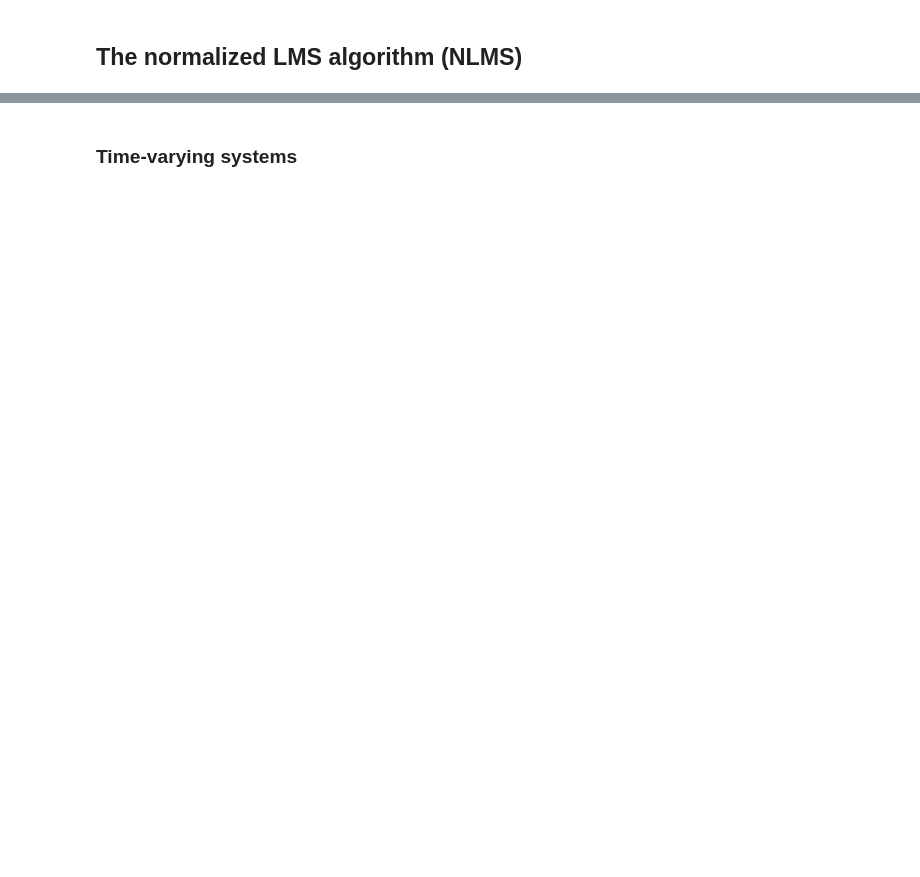
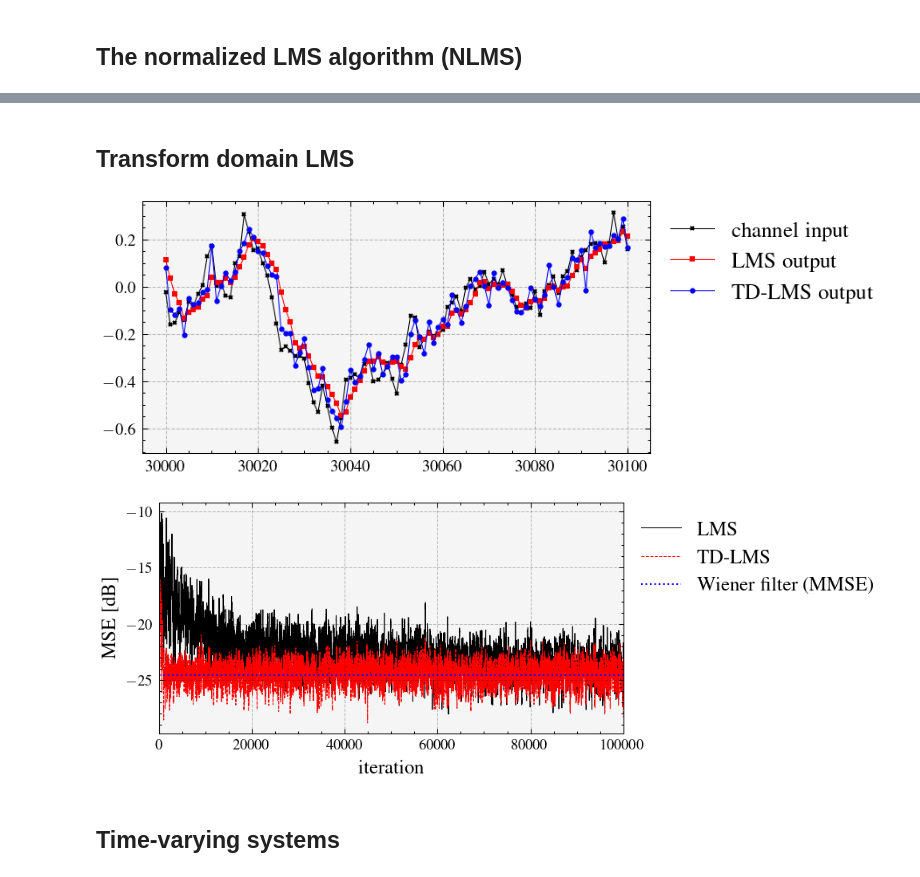
Before and after one commit to edsonportosilva/AdaptiveSignalProcessing, a Jupyter notebook: notebooks/5. Variants of the LMS algorithm.ipynb, the cells around one changed output, grey strips where cells are left out. Saved outputs shown, nothing was run; the diff lists cells and outputs as text; code cells hidden in the pictures; blank space fills up the shorter version.

```diff
--- a/notebooks/5. Variants of the LMS algorithm.ipynb
+++ b/notebooks/5. Variants of the LMS algorithm.ipynb
@@ -415,0 +416,2 @@ plt.grid()
+# %% [markdown]
+## Transform domain LMS
@@ -416,5 +475,48 @@ plt.grid()
+# %%
+# Estimate correlation matrix R = E[y*y.T]
+R = estimate_correlation_matrix(y, 4)
+
+# Calculate M
+_, M = np.linalg.eig(R)
+
+μ_lms = 1e-3
+μ_tdlms = 1e-3
+Ntaps = 4
+
+# Run LMS and NLMS
+out_lms, h, squaredError_lms, H = lms(y, x, Ntaps, μ_lms)
+out_tdlms, h, squaredError_tdlms, H = tdlms(y, x, Ntaps, μ_tdlms, M)
+
+start = 30000
+ind = np.arange(start,start+101)
+
+# Compare results:
+plt.figure()
+plt.plot(ind, x[ind],'-xk', label='channel input')
+plt.plot(ind,out_lms[ind],'-sr', label='LMS output')
+plt.plot(ind,out_tdlms[ind],'-ob', label='TD-LMS output')
+plt.legend(bbox_to_anchor=(1, 1));
+plt.grid()
+
+average_window_len = 50
+mse_lms_dB = 10*np.log10(np.convolve(squaredError_lms,np.ones(average_window_len)/average_window_len, 'same'))
+mse_tdlms_dB = 10*np.log10(np.convolve(squaredError_tdlms,np.ones(average_window_len)/average_window_len, 'same'))
+
+plt.figure()
+plt.plot(mse_lms_dB, label=' LMS')
+plt.plot(mse_tdlms_dB, label='TD-LMS')
+plt.plot(10*np.log10(mmse_ch_eq)*np.ones(len(mse_lms_dB)), linewidth=1, label='Wiener filter (MMSE)')
+plt.xlim(0,len(mse_lms_dB))
+plt.xlabel('iteration')
+plt.ylabel('$\\mathrm{MSE}$ [dB]')
+plt.legend(bbox_to_anchor=(1, 1));
+#plt.xlim(0,1000)
+plt.grid();
+# %% [output]
+[figure, added]
+[figure, added]
 # %% [markdown]
-### Time-varying systems
+## Time-varying systems
 # %%
 from algorithms import time_varying_filter
 from utils import random_square_signal
```
Also changed, not shown: parts of 13 cells of this notebook.
